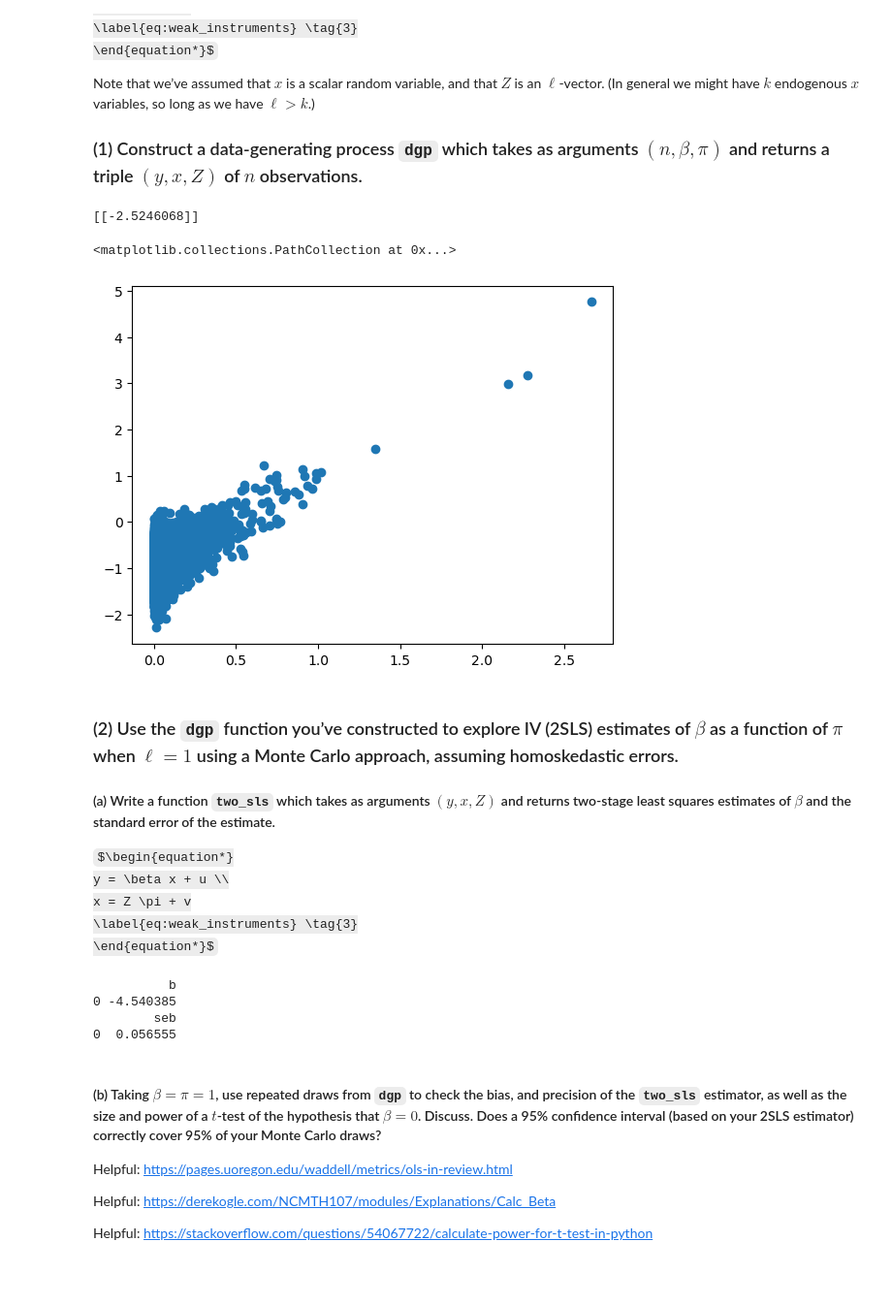
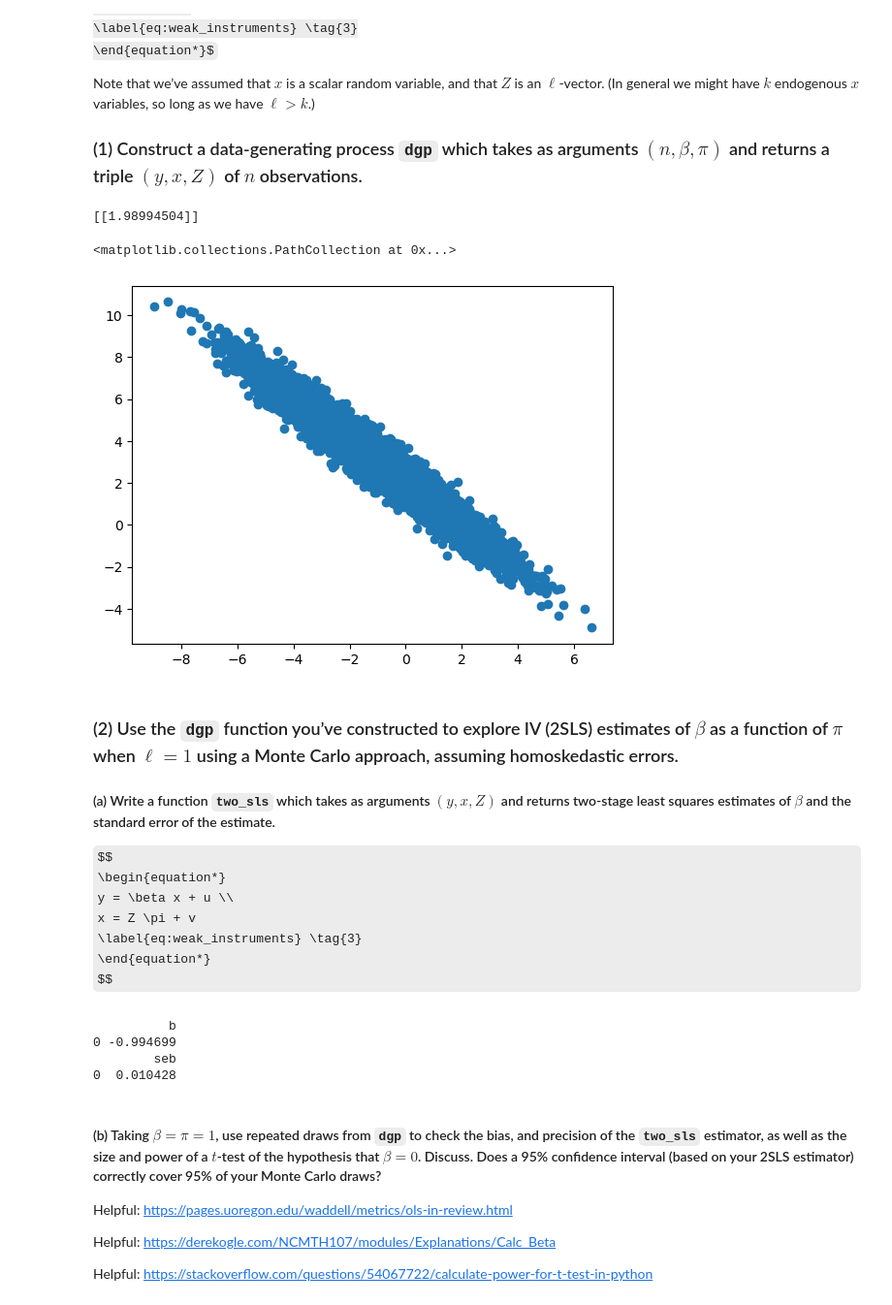
Before and after one commit to eleanor-adachi/ARE212_Materials, a Jupyter notebook: Assignments/assignment2/assignment2_ea.ipynb, the cells around one changed output. Shown at 97% size. Cells and saved outputs as stored; diff of their text form; code cells hidden in the pictures; some formulas as TeX source; blank space fills up the shorter version.

```diff
--- a/Assignments/assignment2/assignment2_ea.ipynb
+++ b/Assignments/assignment2/assignment2_ea.ipynb
@@ -261,6 +255,7 @@ import numpy as np
 import pandas as pd
 from scipy.stats import distributions as iid
 
+# NOTE: Don't need w anymore
 # Unobservable component of instrument z
 # Can have any distribution one pleases
 w = iid.beta(1,2,loc=-iid.beta(1,2).mean()) # Centered for convenience
@@ -285,8 +280,11 @@ def weak_dgp(n, beta, pi):
 
     # Relate Z to v
     # Let l = 1
-    unobserved_shock = w.rvs(n)/10
-    Z = (1-unobserved_shock)*np.exp(4*Udf['v'] - unobserved_shock)
+#     unobserved_shock = w.rvs(n)/10
+#     Z = (1-unobserved_shock)*np.exp(4*Udf['v'] - unobserved_shock)
+
+    # Neri: Generate Z as an l-vector
+    Z = np.random.normal(size=n)
 
     # Construct x
     x = Z*pi + v.rvs(n)
@@ -310,25 +308,27 @@ y, x, Z =  weak_dgp(10000, beta, pi)
 # %%
 # TO DO: Why is pi_hat negative when x and Z have a positive relationship??
 
 pi_hat = np.linalg.solve(Z.T@Z,Z.T@x)
 print(pi_hat)
 
-plt.scatter(Z, x)
+plt.scatter(x, y)
 # %% [output]
-[[-2.5246068]]
+[[1.98994504]]
 <matplotlib.collections.PathCollection at 0x...>
-[figure, old version]
+[figure, new version]
 # %% [markdown]
 
 ### (2) Use the `dgp` function you’ve constructed to explore IV (2SLS) estimates of $\beta$ as a function of $\pi$ when $\ell = 1$ using a Monte Carlo approach, assuming homoskedastic errors.
 
 #### (a) Write a function `two_sls` which takes as arguments $(y, x, Z)$ and returns two-stage least squares estimates of $\beta$ and the standard error of the estimate.
 
-$\begin{equation*}
+$$
+\begin{equation*}
 y = \beta x + u \\
 x = Z \pi + v
 \label{eq:weak_instruments} \tag{3}
-\end{equation*}$
+\end{equation*}
+$$
 # %%
 from scipy.linalg import inv
 
@@ -347,8 +347,8 @@ def two_sls(y, x, Z):
     xb_df = xb_df.rename(columns={0:'y'})
     e = y - xb_df
     s2 = (e.T@e)/(len(y)-1)
-    vb = e.var().iloc[0]*inv(x_hat.T@x_hat)
-#     vb = s2*inv(x_hat.T@x_hat) # why so different??
+#     vb = e.var().iloc[0]*inv(x_hat.T@x_hat) # why so different??
+    vb = s2*inv(x_hat.T@x_hat) # matches Anna's code
     seb = np.sqrt(np.diag(vb))
 
     # Store in DataFrame
@@ -362,9 +362,9 @@ print(b)
 print(seb)
 # %% [output]
           b
-0 -4.540385
+0 -0.994699
         seb
-0  0.056555
+0  0.010428
 # %% [markdown]
 #### (b) Taking $\beta = \pi = 1$, use repeated draws from `dgp` to check the bias, and precision of the `two_sls` estimator, as well as the size and power of a $t$-test of the hypothesis that $\beta = 0$. Discuss. Does a 95% confidence interval (based on your 2SLS estimator) correctly cover 95% of your Monte Carlo draws?
 
```
Also changed, not shown: parts of 24 cells of this notebook.
